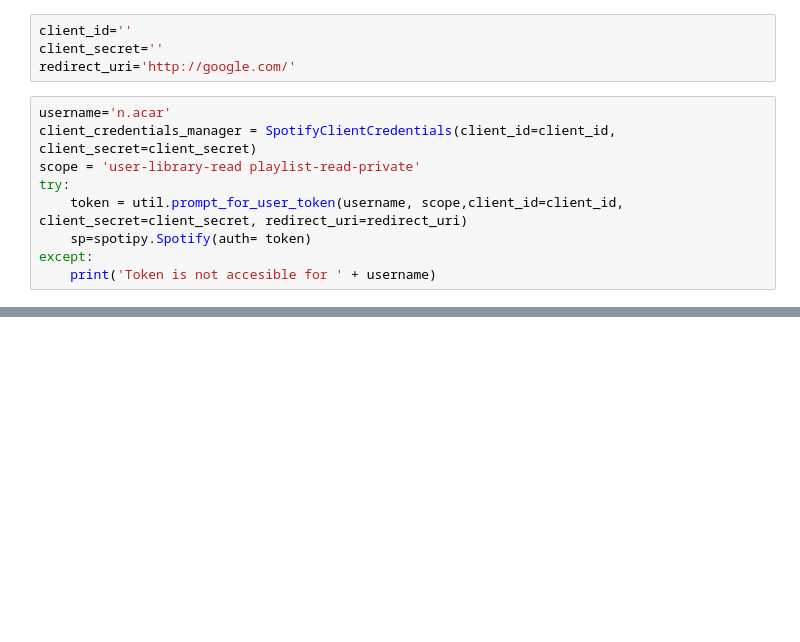
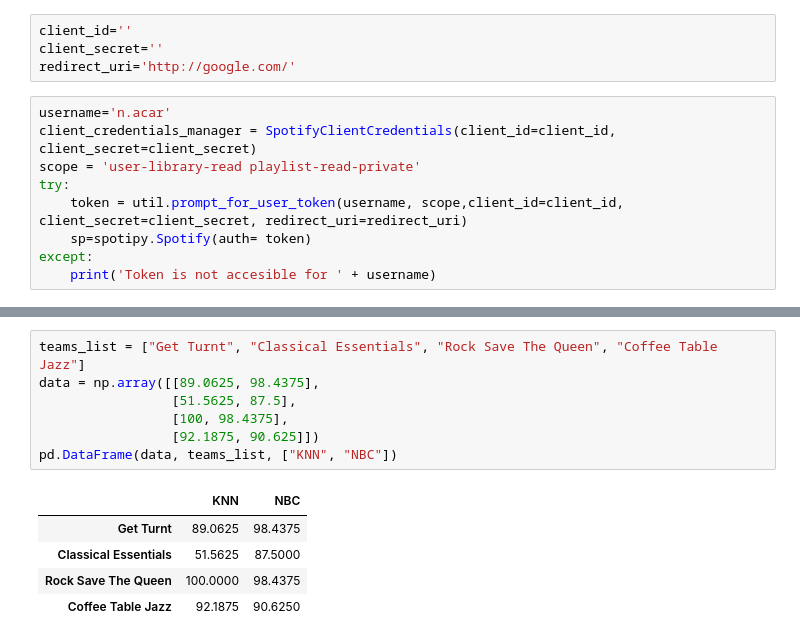
Before and after one commit to n0acar/spotify-playlist-selection, a Jupyter notebook: spotify-playlist-selection.ipynb, the cells around one changed output, grey strips where cells are left out. Saved outputs shown, nothing was run; the diff lists cells and outputs as text; blank space fills up the shorter version.

```diff
--- a/spotify-playlist-selection.ipynb
+++ b/spotify-playlist-selection.ipynb
@@ -51,0 +332,13 @@ print(results2)
+# %%
+teams_list = ["Get Turnt", "Classical Essentials", "Rock Save The Queen", "Coffee Table Jazz"]
+data = np.array([[89.0625, 98.4375],
+                 [51.5625, 87.5],
+                 [100, 98.4375],
+                 [92.1875, 90.625]])
+pd.DataFrame(data, teams_list, ["KNN", "NBC"])
+# %% [output]
+|  | KNN | NBC |
+| Get Turnt | 89.0625 | 98.4375 |
+| Classical Essentials | 51.5625 | 87.5000 |
+| Rock Save The Queen | 100.0000 | 98.4375 |
+| Coffee Table Jazz | 92.1875 | 90.6250 |
```
Also changed, not shown: parts of 25 cells of this notebook.
